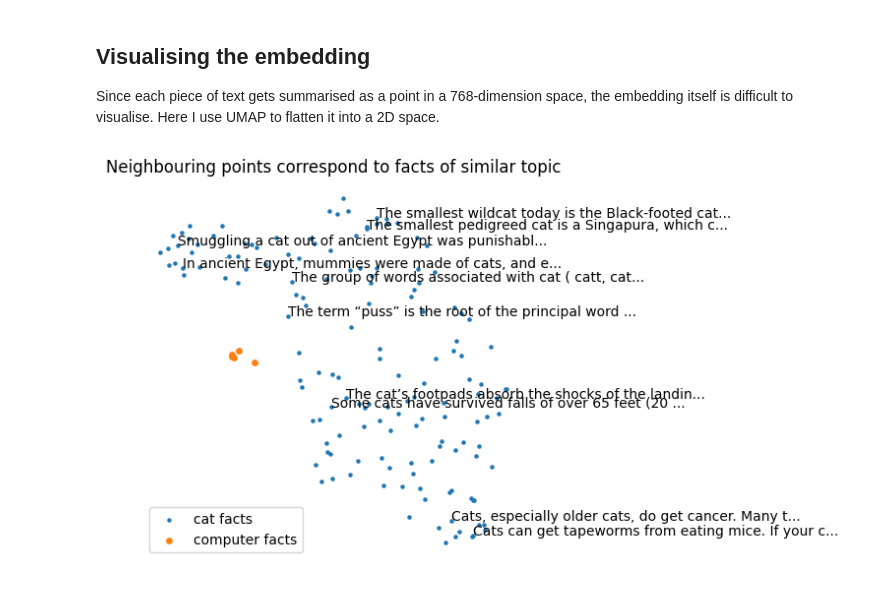
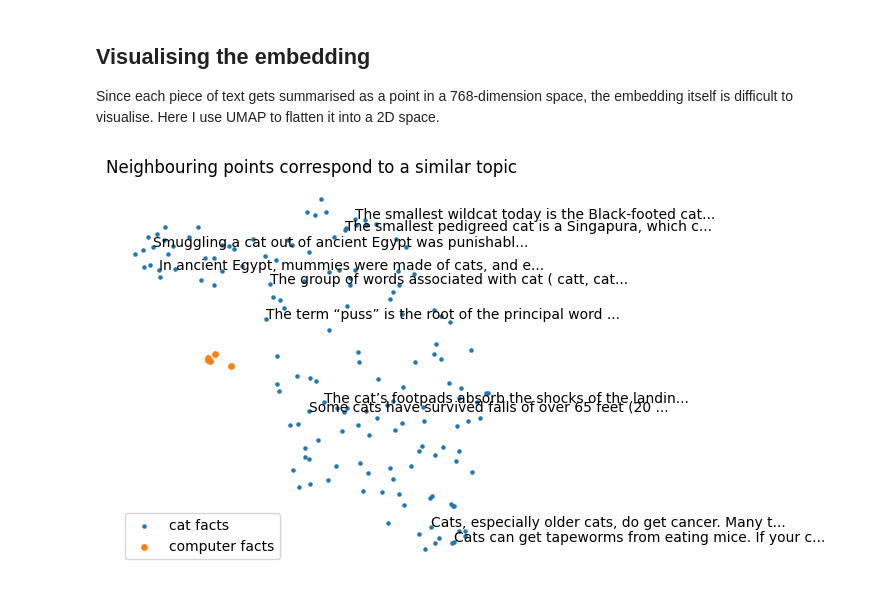
Before and after one commit to TristanCantatGaudin/gen-ai-ollama, a Jupyter notebook: 3_embedding_facts.ipynb, the cells around one changed output. Cells and saved outputs as stored; diff of their text form; code cells hidden in the pictures.

```diff
--- a/3_embedding_facts.ipynb
+++ b/3_embedding_facts.ipynb
@@ -61,20 +61,20 @@ Since each piece of text gets summarised as a point in a 768-dimension space, th
 # %%
 facts_2d = umap.UMAP(metric="cosine",random_state=0).fit_transform(EMBEDDED_FACTS)
 
 
 plt.figure(figsize=(5,5))
-plt.title("Neighbouring points correspond to facts of similar topic")
+plt.title("Neighbouring points correspond to a similar topic")
 
 plt.scatter(facts_2d[:,0], facts_2d[:,1], s=5, label="cat facts")
 plt.scatter(facts_2d[150:,0], facts_2d[150:,1], s=15, label="computer facts")
 plt.legend()
 
 plt.gca().set_axis_off()
 # write a few of the facts:
 for i_fact in [15,16,126,118,28,141,31,36,109,22]:
     plt.text(facts_2d[i_fact,0], facts_2d[i_fact,1], cat_facts[i_fact][:50]+"...")
 
 #for i_fact in range(len(cat_facts)):
 #    plt.text(facts_2d[i_fact,0], facts_2d[i_fact,1], str(i_fact))
 # %% [output]
-[figure, old version]
+[figure, new version]
```
Also changed, not shown: parts of 11 cells of this notebook, 1 other file.
